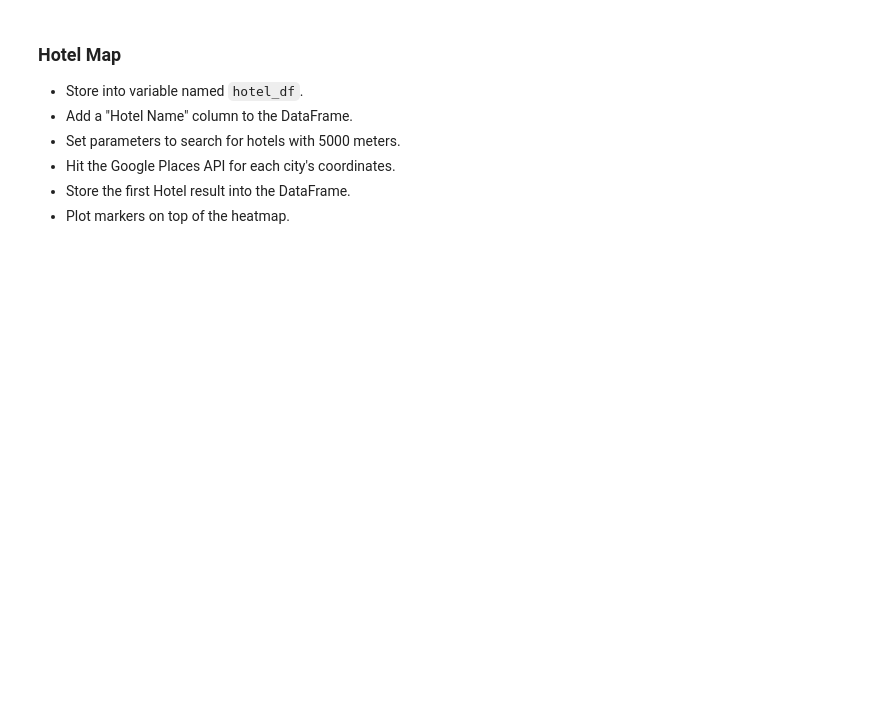
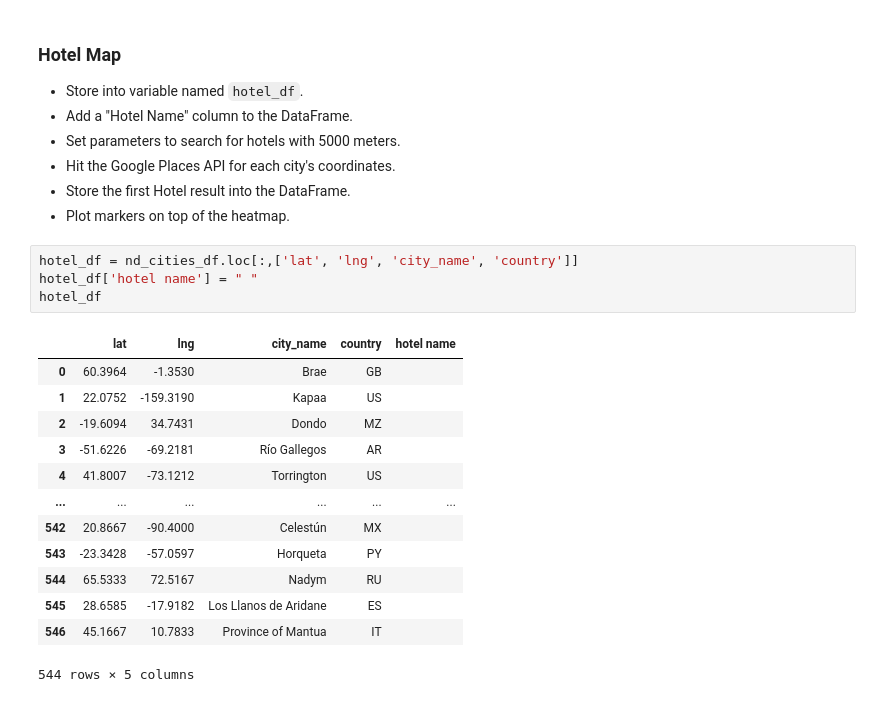
Before and after one commit to saharthejamal/API_challenge, a Jupyter notebook: starter_code/VacationPy.ipynb, the cells around one changed output. Cells and saved outputs as stored; diff of their text form; blank space fills up the shorter version.

```diff
--- a/starter_code/VacationPy.ipynb
+++ b/starter_code/VacationPy.ipynb
@@ -62,3 +100,21 @@ fig
 * Hit the Google Places API for each city's coordinates.
 * Store the first Hotel result into the DataFrame.
 * Plot markers on top of the heatmap.
+# %%
+hotel_df = nd_cities_df.loc[:,['lat', 'lng', 'city_name', 'country']]
+hotel_df['hotel name'] = " "
+hotel_df
+# %% [output]
+|  | lat | lng | city_name | country | hotel name |
+| 0 | 60.3964 | -1.3530 | Brae | GB |  |
+| 1 | 22.0752 | -159.3190 | Kapaa | US |  |
+| 2 | -19.6094 | 34.7431 | Dondo | MZ |  |
+| 3 | -51.6226 | -69.2181 | Río Gallegos | AR |  |
+| 4 | 41.8007 | -73.1212 | Torrington | US |  |
+| ... | ... | ... | ... | ... | ... |
+| 542 | 20.8667 | -90.4000 | Celestún | MX |  |
+| 543 | -23.3428 | -57.0597 | Horqueta | PY |  |
+| 544 | 65.5333 | 72.5167 | Nadym | RU |  |
+| 545 | 28.6585 | -17.9182 | Los Llanos de Aridane | ES |  |
+| 546 | 45.1667 | 10.7833 | Province of Mantua | IT |  |
+544 rows × 5 columns
```
Also changed, not shown: parts of 7 cells of this notebook, 13 other files.
